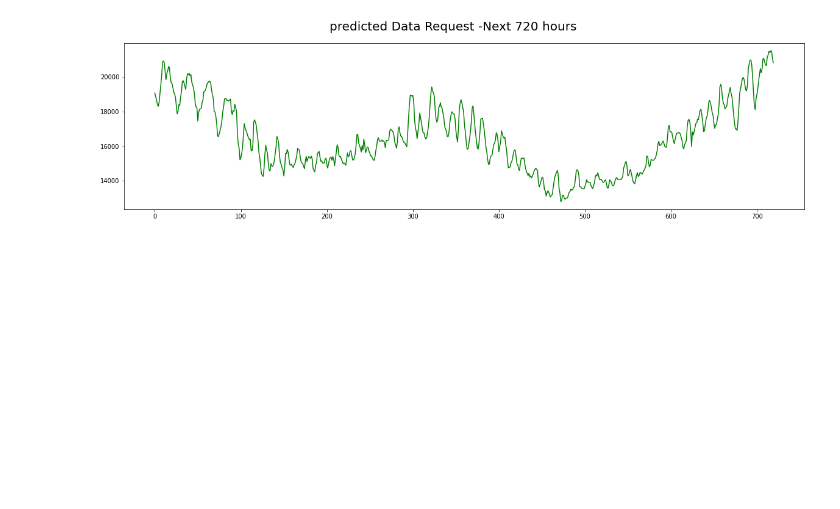
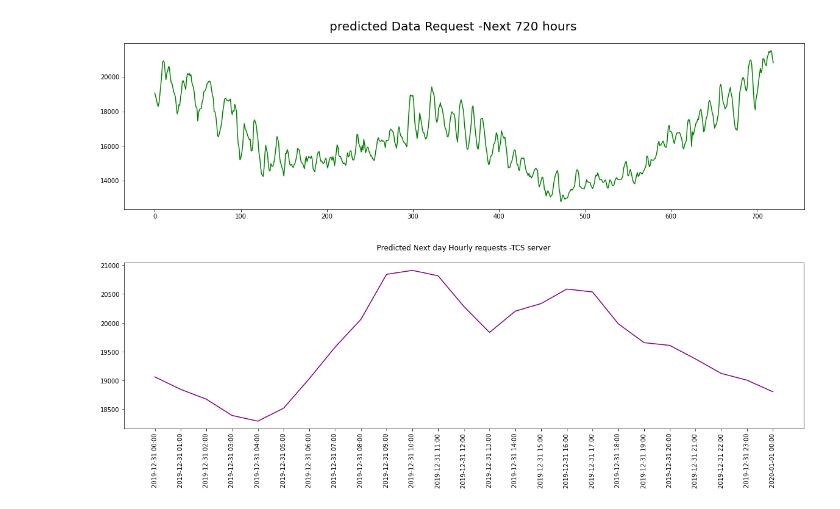
Before and after one commit to dhanushka365/SLEnergyConsumptionPrediction, a Jupyter notebook: EP_testv1.ipynb, the cells around one changed output. Cells and saved outputs as stored; diff of their text form; code cells hidden in the pictures; blank space fills up the shorter version.

```diff
--- a/EP_testv1.ipynb
+++ b/EP_testv1.ipynb
@@ -271,3 +324,38 @@ plt.plot(predict_on_future , color='g')
 plt.show()
 # %% [output]
 [figure]
+# %%
+from datetime import datetime , timedelta
+def daterange(start_date,end_date):
+  delta = timedelta(hours=1)
+  while start_date<end_date:
+    yield start_date
+    start_date += delta
+
+predicted_dates=[]
+
+#input dataset end date upto which dataset is trained and tested and end date isupmost date upto which data is to be predicted -1 year
+start_date = datetime(2019,12,31,00,00)
+end_date = datetime(2020,12,30,23,59)
+for single_date in daterange(start_date ,end_date):
+  d=single_date.strftime("%Y-%m-%d %H:%M")
+  predicted_dates.append(d)
+#print(predicted_dates)
+
+#plotting Day data
+y_values = predict_on_future[:25]
+fig , ax =plt.subplots(figsize=(20,5))
+
+
+#Add x-axis and y-axis
+ax.plot(y_values , color='purple')
+
+#set title and lable for axes
+ax.set(#xlable="Date and Time",
+       #ylable="AEP_MW",
+       title="Predicted Next day Hourly requests -TCS server\n")
+day_points = [x for x in range(25)]
+plt.xticks(day_points ,predicted_dates ,rotation='vertical')
+plt.show()
+# %% [output]
+[figure, added]
```
Also changed, not shown: parts of 4 cells of this notebook.
